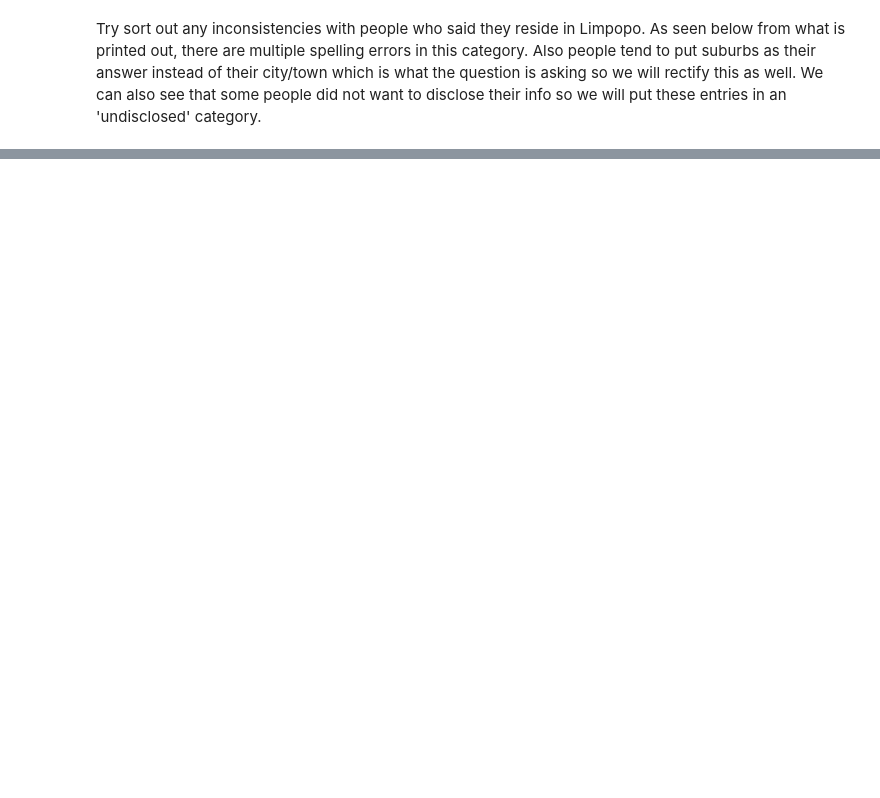
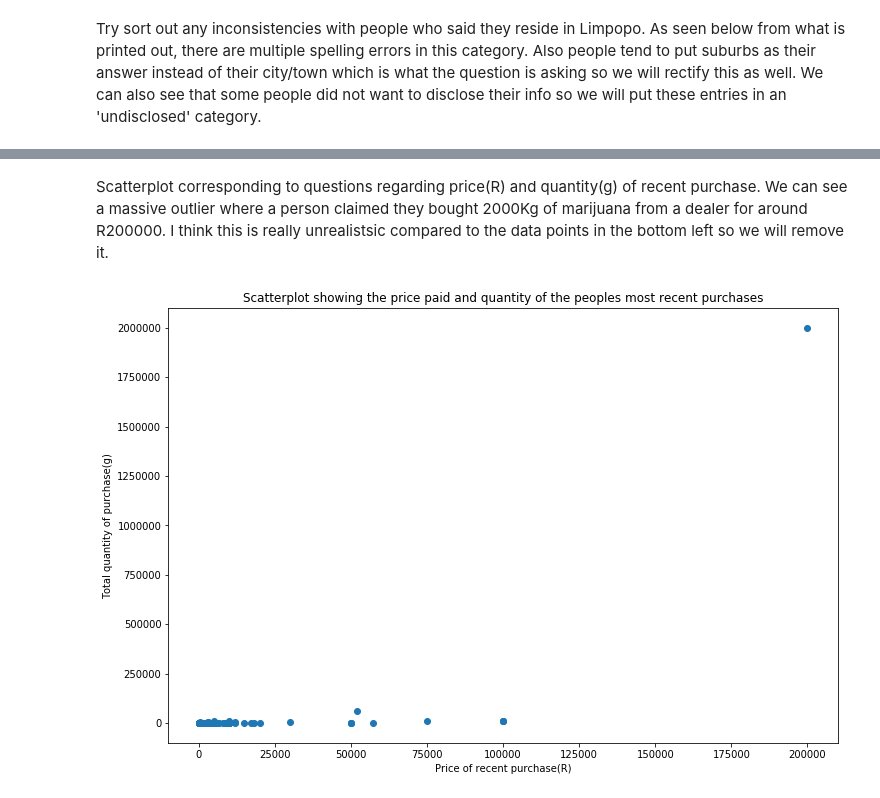
Before and after one commit to Matkicail/DAE-Project, a Jupyter notebook: daeRough.ipynb, the cells around one changed output, grey strips where cells are left out. Saved outputs shown, nothing was run; the diff lists cells and outputs as text; code cells hidden in the pictures; blank space fills up the shorter version.

```diff
--- a/daeRough.ipynb
+++ b/daeRough.ipynb
@@ -1158,0 +1340,32 @@ Name: q21, dtype: int64
+# %%
+print("BEFORE CORRECTING DATATYPES FOR SMALL TOWN/CITY DATASET")
+smallCityTownDataset.info()
+print("----------------------------------------------------------------------")
+
+smallCityTownDataset['q2'] = pd.Categorical(smallCityTownDataset['q2'],ordered=False)
+smallCityTownDataset['q3'] = pd.Categorical(smallCityTownDataset['q3'],ordered=False)
+smallCityTownDataset['q4'] = pd.Categorical(smallCityTownDataset['q4'],ordered=False)
+smallCityTownDataset['q5'] = pd.Categorical(smallCityTownDataset['q5'],ordered=False)
+smallCityTownDataset['q6'] = pd.Categorical(smallCityTownDataset['q6'],ordered=False)
+smallCityTownDataset['q7'] = pd.Categorical(smallCityTownDataset['q7'],ordered=False)
+#q8,q9 and q10 are already the correct types
+smallCityTownDataset['q11'] = pd.Categorical(smallCityTownDataset['q11'],ordered=False)
+smallCityTownDataset['q12'] = pd.Categorical(smallCityTownDataset['q12'],ordered=False)
+smallCityTownDataset['q13'] = pd.Categorical(smallCityTownDataset['q13'],ordered=False)
+
+#set the settlement data to the boolean type
+smallCityTownDataset['q14_u'] = smallCityTownDataset['q14_u'].astype(bool)
+smallCityTownDataset['q14_r'] = smallCityTownDataset['q14_r'].astype(bool)
+smallCityTownDataset['q14_i'] = smallCityTownDataset['q14_i'].astype(bool)
+smallCityTownDataset['q14_rur'] = smallCityTownDataset['q14_rur'].astype(bool)
+smallCityTownDataset['q14_m'] = smallCityTownDataset['q14_m'].astype(bool)
+smallCityTownDataset['q14_pnd'] = smallCityTownDataset['q14_pnd'].astype(bool)
+
+#q16 is already the correct type
+smallCityTownDataset['q17'] = pd.Categorical(smallCityTownDataset['q17'],ordered=False)
+smallCityTownDataset['q18'] = pd.Categorical(smallCityTownDataset['q18'],ordered=False)
+smallCityTownDataset['q20'] = pd.Categorical(smallCityTownDataset['q20'],ordered=False)
+smallCityTownDataset['q21'] = pd.Categorical(smallCityTownDataset['q21'],ordered=False)
+
+print("AFTER CORRECTING DATATYPES FOR SMALL TOWN/CITY DATASET")
+smallCityTownDataset.info()
@@ -1158,0 +1401,16 @@ Name: q21, dtype: int64
+# %% [markdown]
+Scatterplot corresponding to questions regarding price(R) and quantity(g) of recent purchase. We can see a massive outlier where a person claimed they bought 2000Kg of marijuana from a dealer for around R200000. I think this is really unrealistsic compared to the data points in the bottom left so we will remove it.
+# %%
+plt.figure(figsize=(12,8))
+plt.scatter(dataset['q9'], dataset['q10'], alpha=1)
+plt.xlabel('Price of recent purchase(R)')
+plt.ylabel('Total quantity of purchase(g)')
+plt.title('Scatterplot showing the price paid and quantity of the peoples most recent purchases')
+
+#remove outlier on both datasets
+i = dataset[(dataset['q9'] > 125000) & (dataset['q10'] > 1250000)].index
+dataset = dataset.drop(i)
+i = smallCityTownDataset[(smallCityTownDataset['q9'] > 125000) & (smallCityTownDataset['q10'] > 1250000)].index
+smallCityTownDataset = smallCityTownDataset.drop(i)
+# %% [output]
+[figure, added]
```
Also changed, not shown: parts of 84 cells of this notebook.
